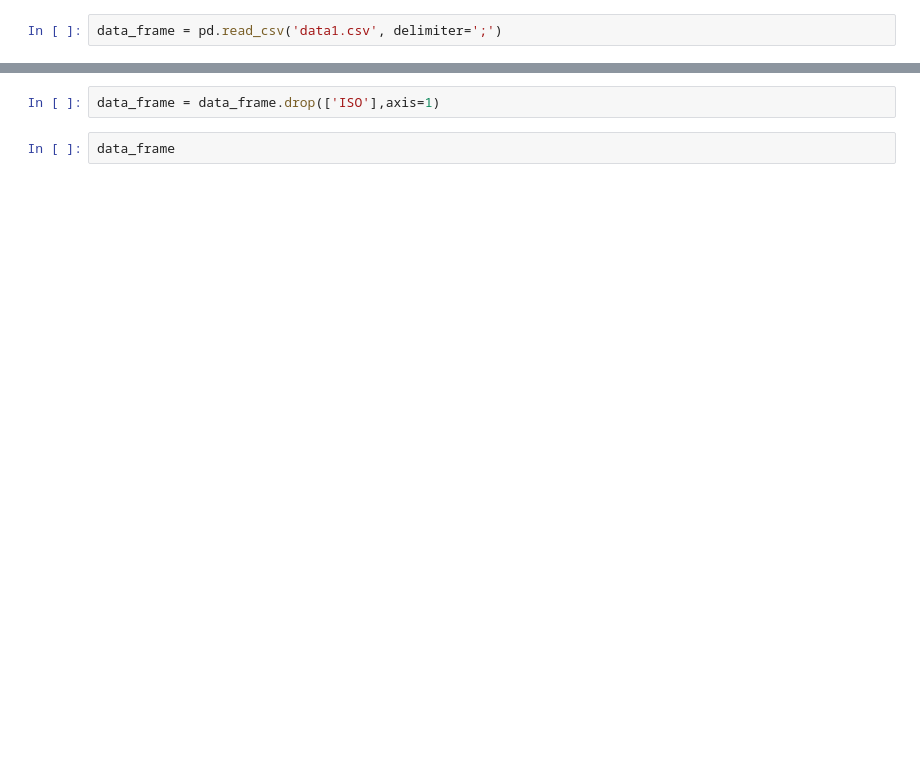
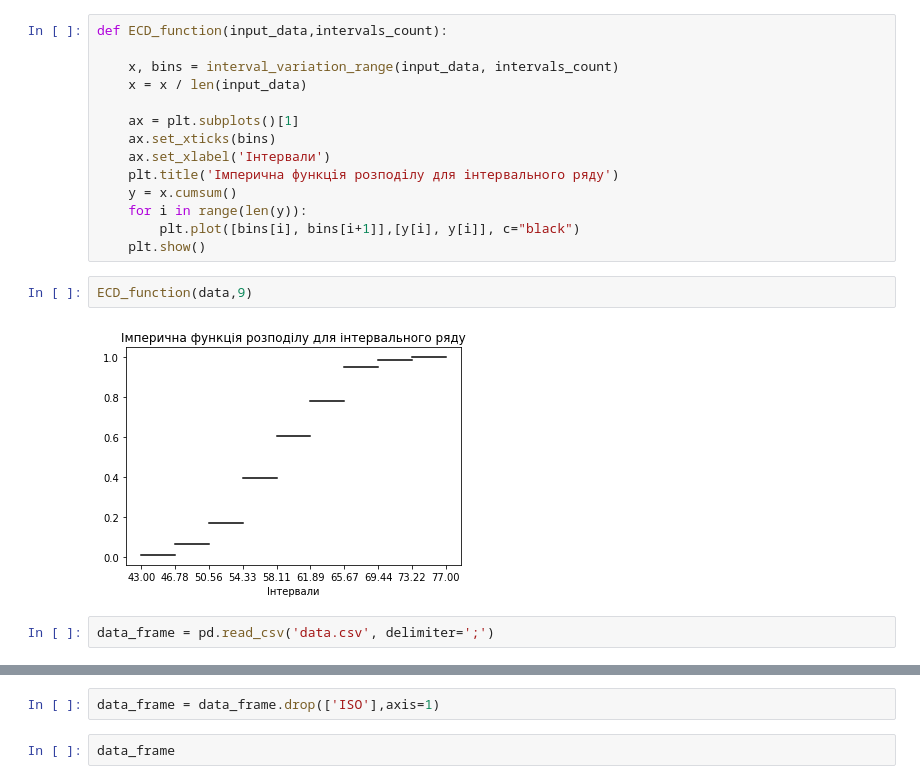
Before and after one commit to AntonShchur/KPI_LABS, a Jupyter notebook: Data Analysis/Lab1/Lab1.ipynb, the cells around one changed output, grey strips where cells are left out. Saved outputs shown, nothing was run; the diff lists cells and outputs as text; blank space fills up the shorter version.

```diff
--- a/Data Analysis/Lab1/Lab1.ipynb
+++ b/Data Analysis/Lab1/Lab1.ipynb
@@ -59,5 +149,23 @@ interval_variation_range(data,10)
+# %%
+def ECD_function(input_data,intervals_count):
+
+    x, bins = interval_variation_range(input_data, intervals_count)
+    x = x / len(input_data)
+
+    ax = plt.subplots()[1]
+    ax.set_xticks(bins)
+    ax.set_xlabel('Інтервали')
+    plt.title('Імперична функція розподілу для інтервального ряду')
+    y = x.cumsum()
+    for i in range(len(y)):
+        plt.plot([bins[i], bins[i+1]],[y[i], y[i]], c="black")
+    plt.show()
+# %%
+ECD_function(data,9)
+# %% [output]
+[figure, added]
 # %%
-data_frame = pd.read_csv('data1.csv', delimiter=';')
+data_frame = pd.read_csv('data.csv', delimiter=';')
 # %%
 data_frame.describe()
 # %% [output]
```
Also changed, not shown: parts of 21 cells of this notebook, 4 other files.
